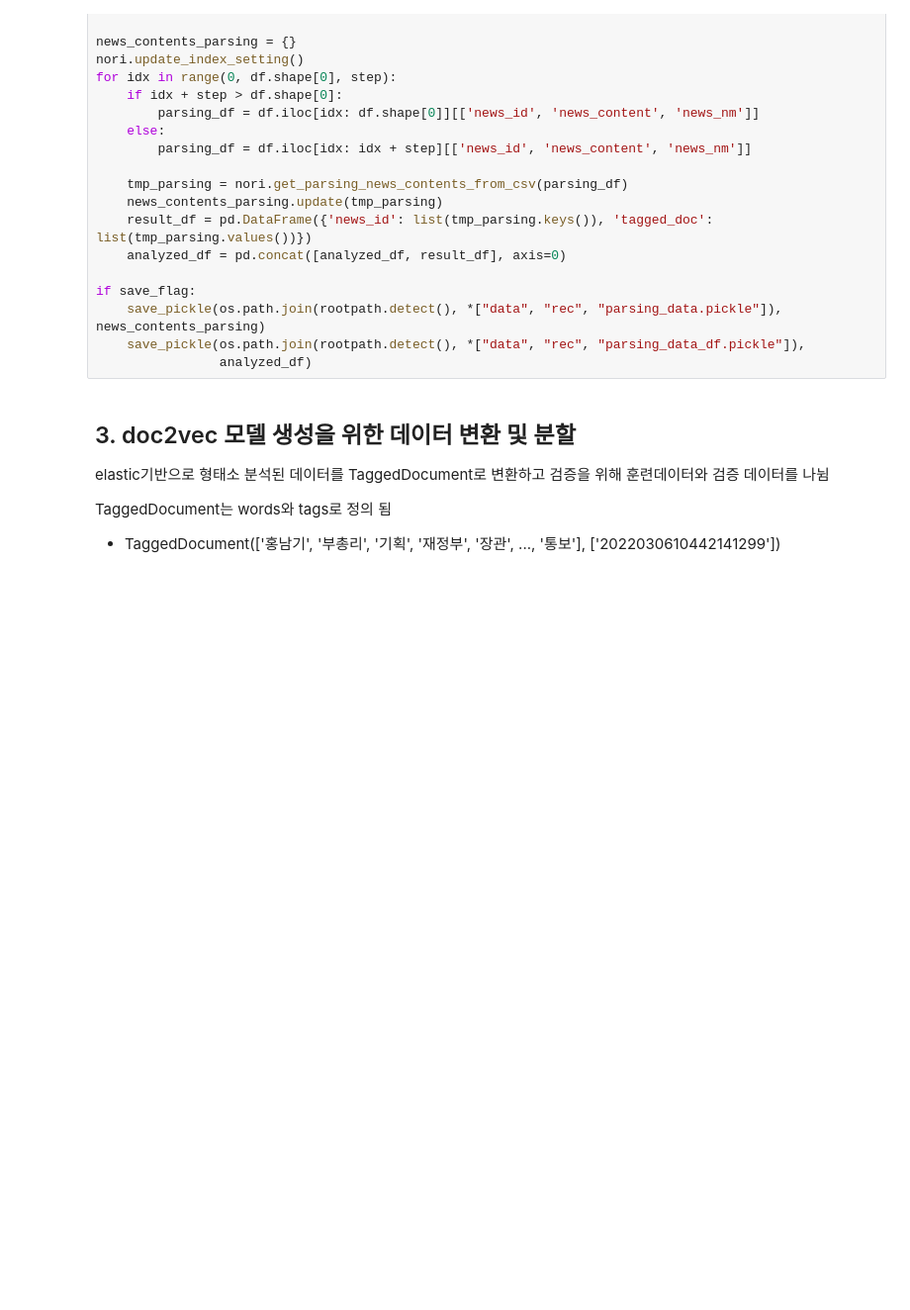
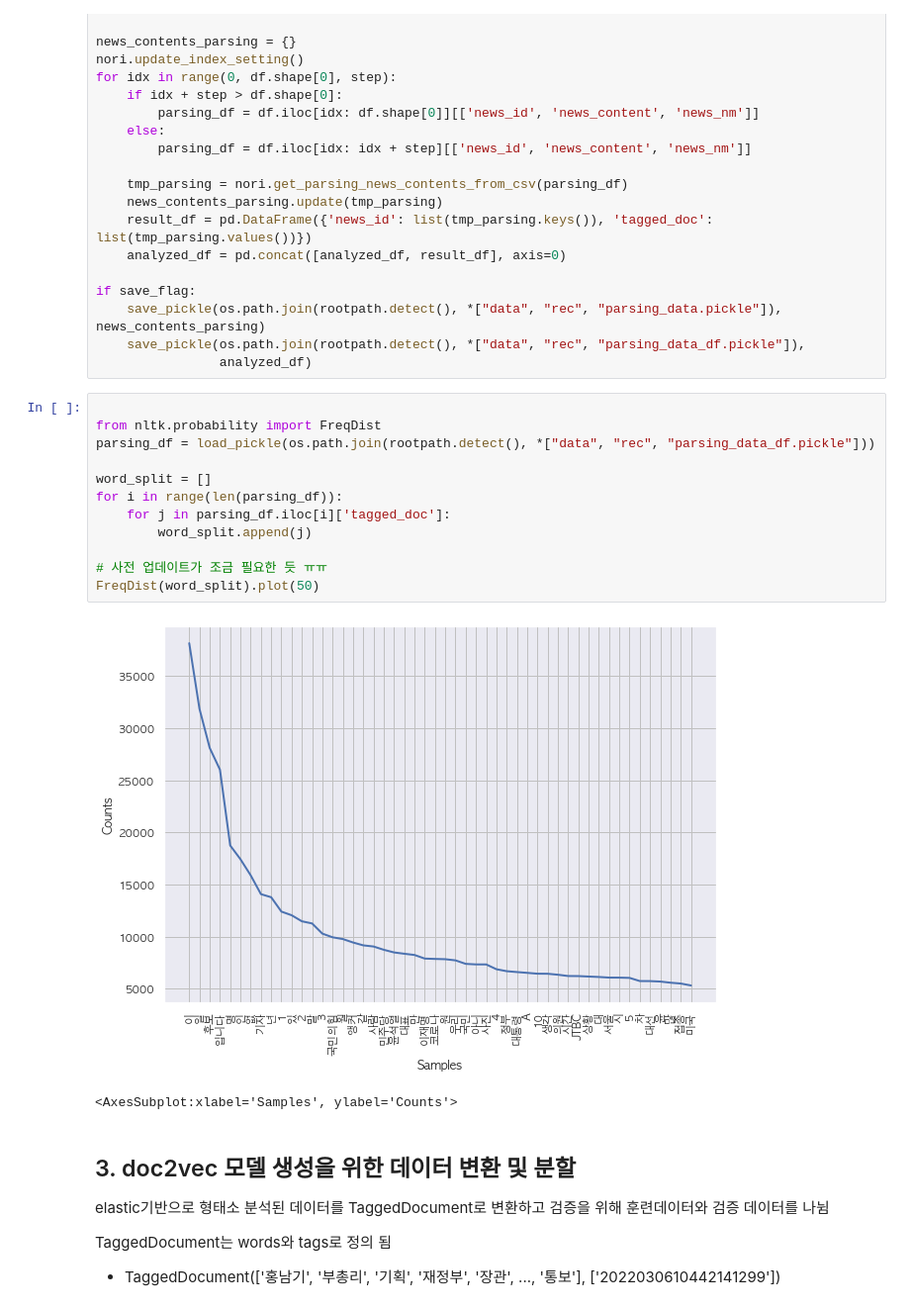
Before and after one commit to greenbear00/doc2vec, a Jupyter notebook: doc2vec_rec_eda.ipynb, the cells around one changed output. Shown at 99% size. Saved outputs shown, nothing was run; the diff lists cells and outputs as text; blank space fills up the shorter version.

```diff
--- a/doc2vec_rec_eda.ipynb
+++ b/doc2vec_rec_eda.ipynb
@@ -94,6 +97,21 @@ if save_flag:
     save_pickle(os.path.join(rootpath.detect(), *["data", "rec", "parsing_data.pickle"]), news_contents_parsing)
     save_pickle(os.path.join(rootpath.detect(), *["data", "rec", "parsing_data_df.pickle"]),
                 analyzed_df)
+# %%
+
+from nltk.probability import FreqDist
+parsing_df = load_pickle(os.path.join(rootpath.detect(), *["data", "rec", "parsing_data_df.pickle"]))
+
+word_split = []
+for i in range(len(parsing_df)):
+    for j in parsing_df.iloc[i]['tagged_doc']:
+        word_split.append(j)
+
+# 사전 업데이트가 조금 필요한 듯 ㅠㅠ
+FreqDist(word_split).plot(50)
+# %% [output]
+[figure, added]
+<AxesSubplot:xlabel='Samples', ylabel='Counts'>
 # %% [markdown]
 ## 3. doc2vec 모델 생성을 위한 데이터 변환 및 분할
 
```
Also changed, not shown: parts of 3 cells of this notebook.
